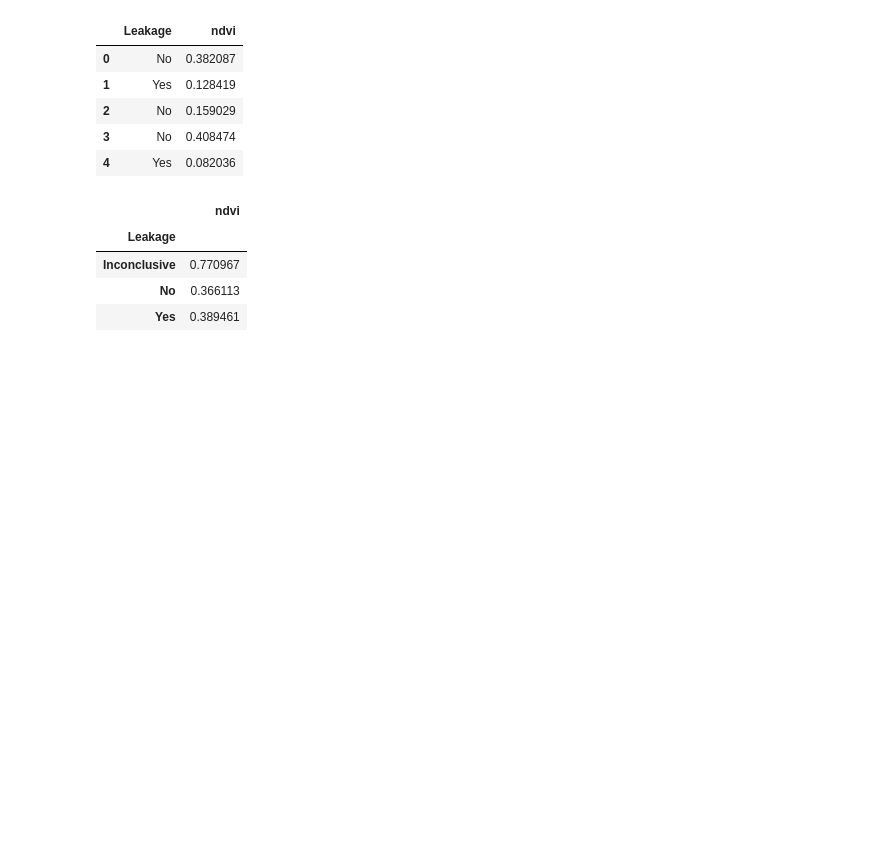
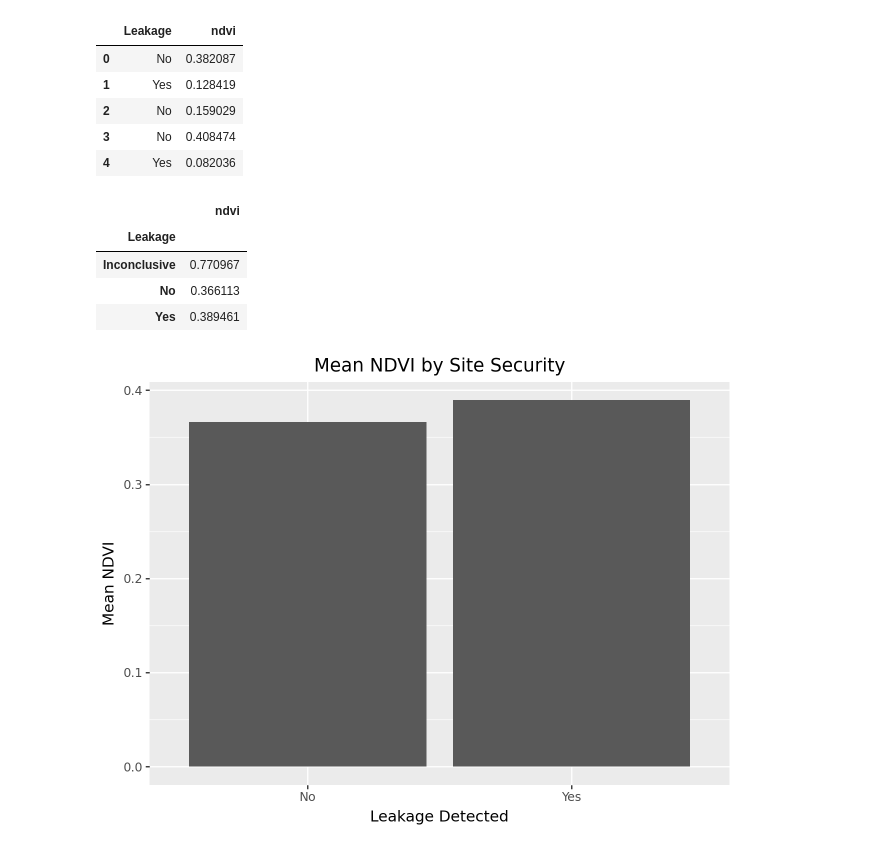
Before and after one commit to lilycastiel/thesis-cgs, a Jupyter notebook: SQ3.ipynb, the cells around one changed output. Drawn from its saved outputs; the diff is of its cells as text; code cells hidden in the pictures; blank space fills up the shorter version.

```diff
--- a/SQ3.ipynb
+++ b/SQ3.ipynb
@@ -211,3 +212,14 @@ stats
 | Inconclusive | 0.770967 |
 | No | 0.366113 |
 | Yes | 0.389461 |
+# %%
+stats.reset_index(inplace=True)
+stats= stats[stats['Leakage'] != 'Inconclusive']
+# %%
+(ggplot(stats, aes(x='Leakage', y= 'ndvi'))
+ + geom_bar(stat='identity')  # use the values directly
+ + labs(title='Mean NDVI by Site Security',
+        x='Leakage Detected',
+        y='Mean NDVI'))
+# %% [output]
+[figure, added]
```
Also changed, not shown: parts of 12 cells of this notebook.
